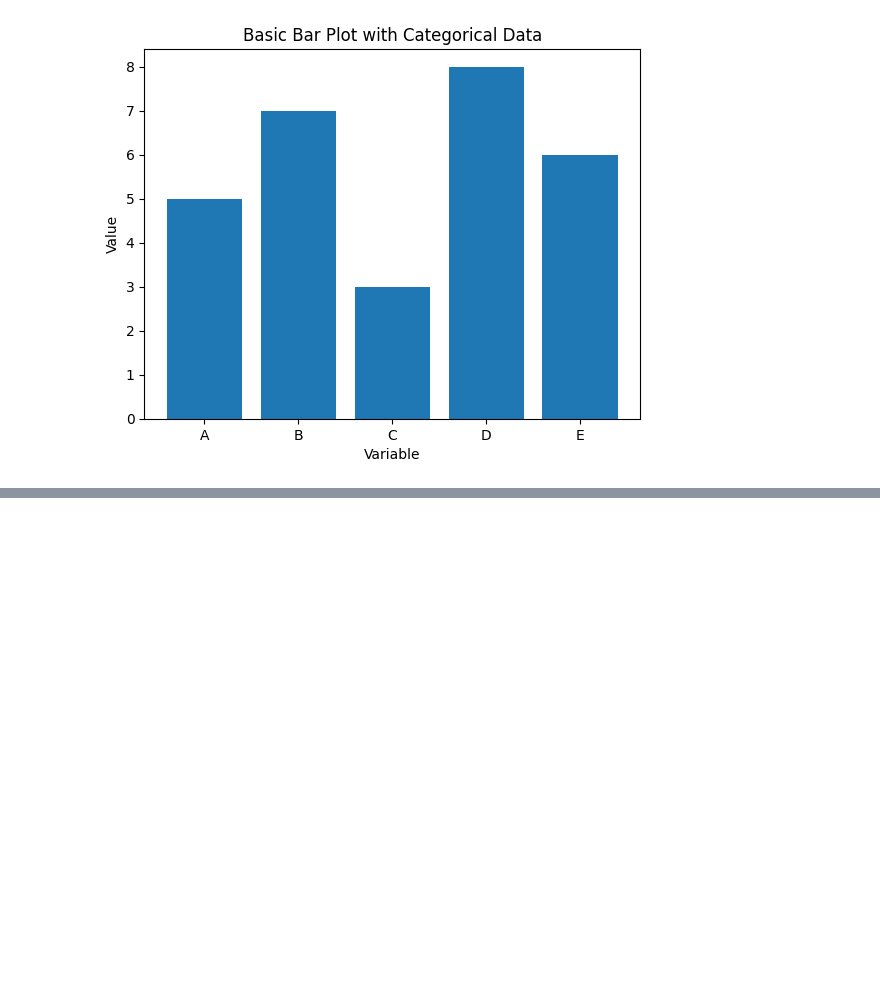
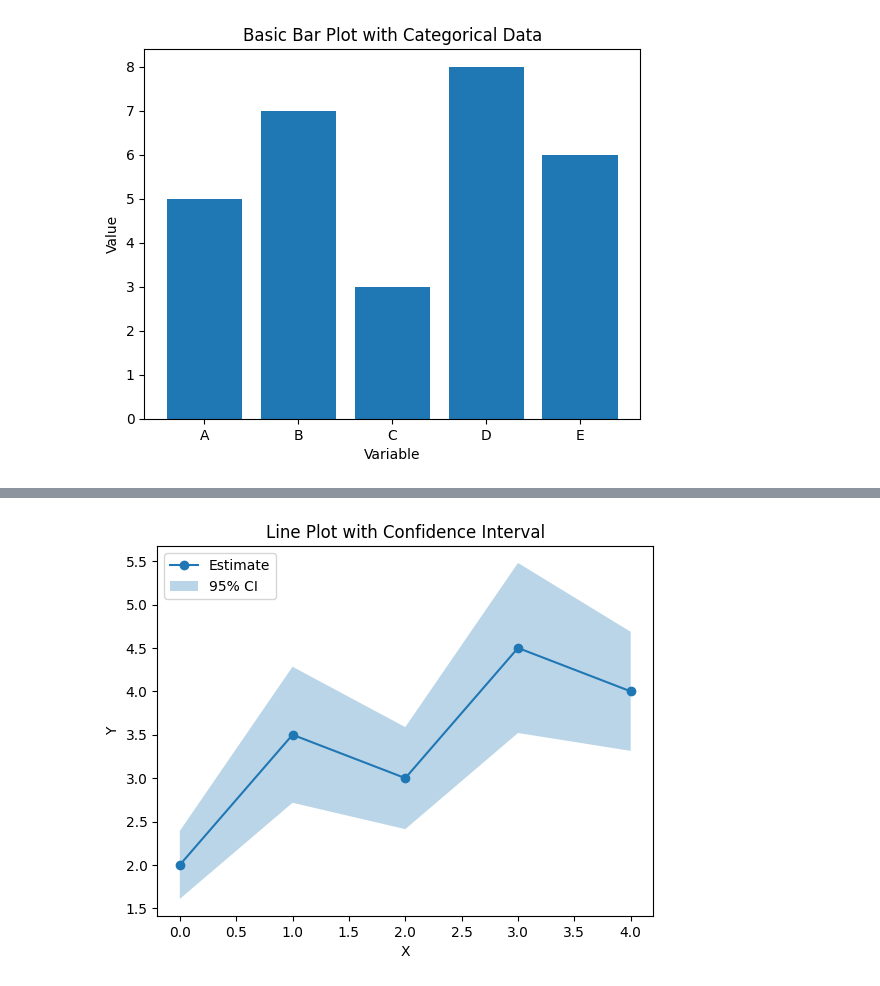
Before and after one commit to MichaelHeege/CAS-API-Presentation, a Jupyter notebook: Intro-To-Python.ipynb, the cells around one changed output, grey strips where cells are left out. Drawn from its saved outputs; the diff is of its cells as text; code cells hidden in the pictures; blank space fills up the shorter version.

```diff
--- a/Intro-To-Python.ipynb
+++ b/Intro-To-Python.ipynb
@@ -668,0 +755,19 @@ The following code uses many different components:
+# %%
+# fill_between draws a shaded band — commonly used for confidence intervals
+x = np.arange(5)
+y = np.array([2.0, 3.5, 3.0, 4.5, 4.0])
+sigma = np.array([0.2, 0.4, 0.3, 0.5, 0.35])
+
+lower = y - 1.96 * sigma   # 95% CI lower bound
+upper = y + 1.96 * sigma   # 95% CI upper bound
+
+plt.plot(x, y, marker="o", label="Estimate")
+plt.fill_between(x, lower, upper, alpha=0.3, label="95% CI")
+
+plt.xlabel("X")
+plt.ylabel("Y")
+plt.title("Line Plot with Confidence Interval")
+plt.legend()
+plt.show()
+# %% [output]
+[figure, added]
```
Also changed, not shown: parts of 9 cells of this notebook.
